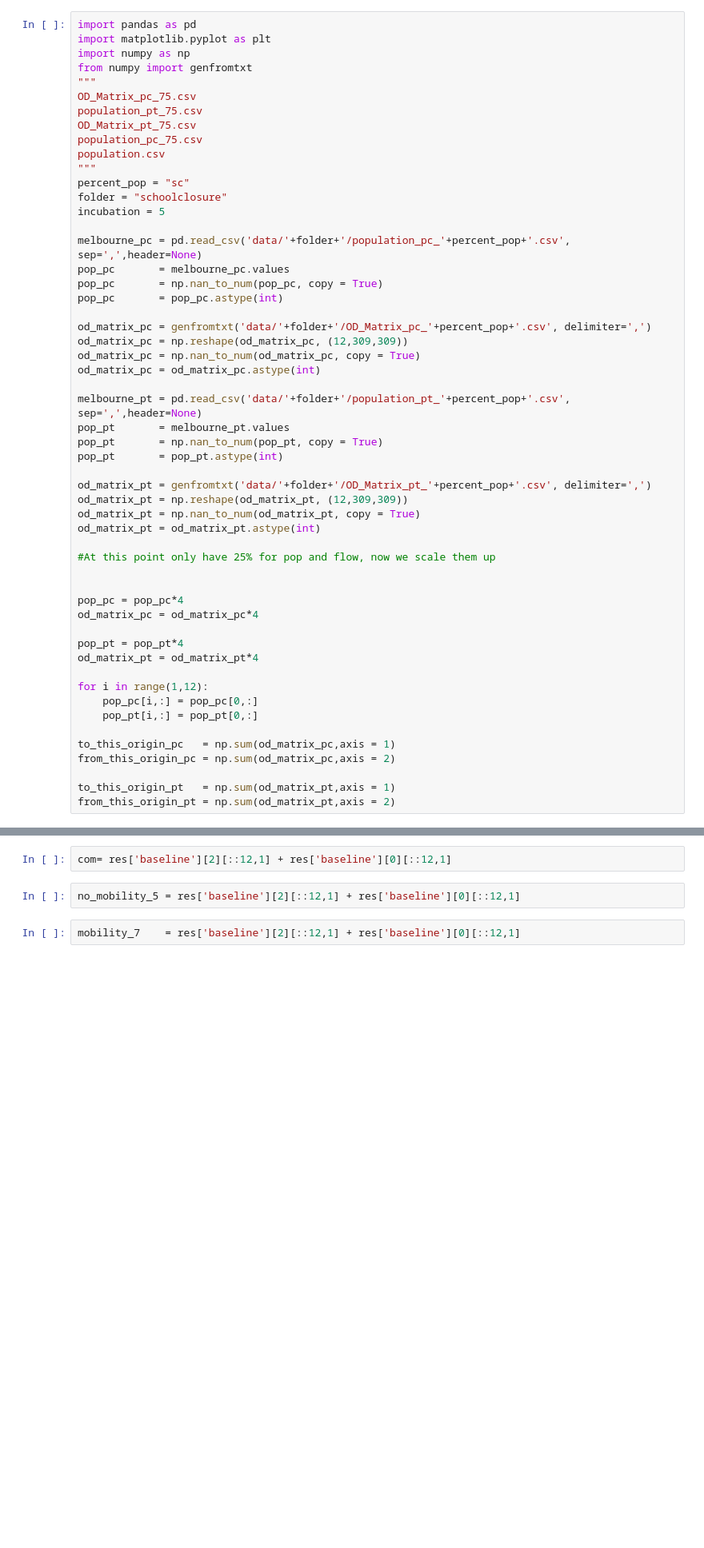
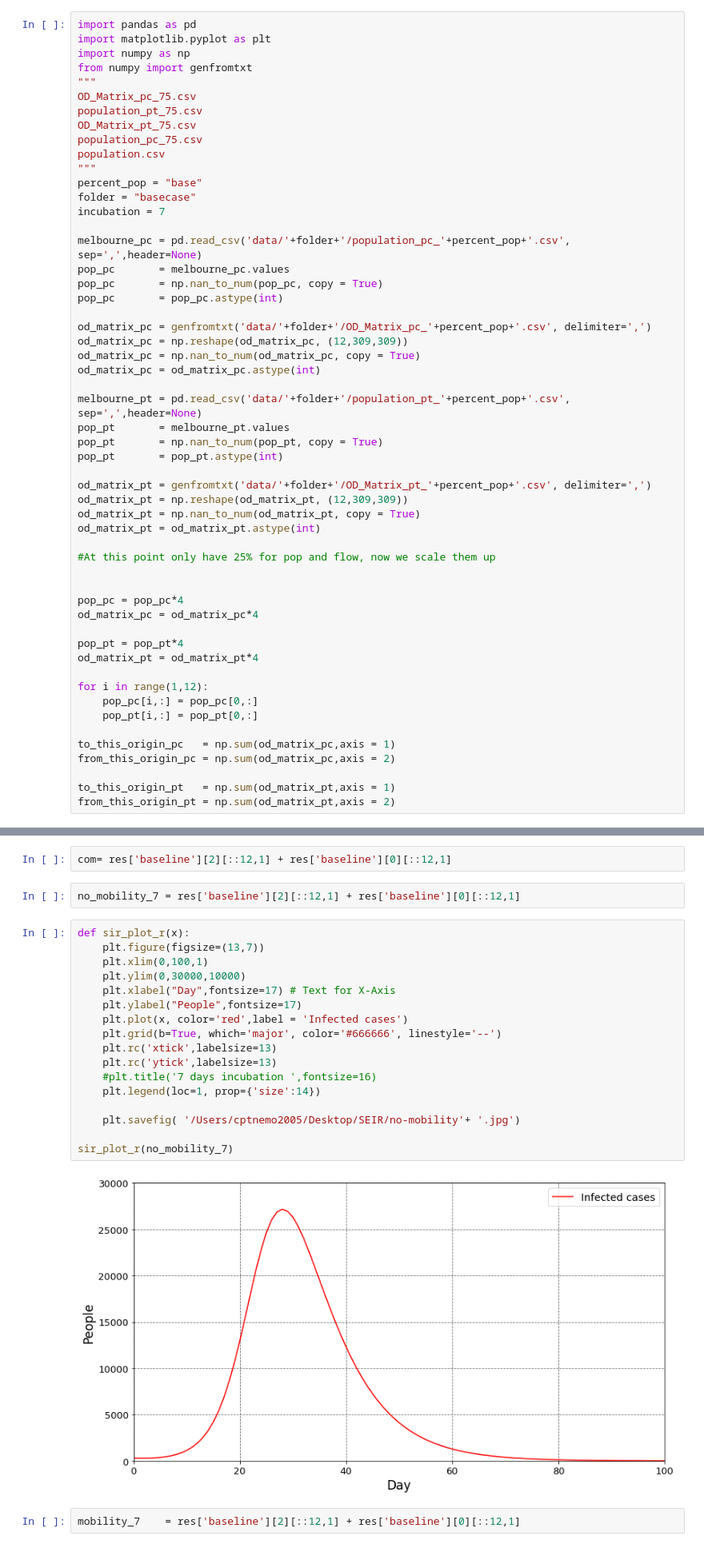
Before and after one commit to captainnemo2005/compartmentmodel, a Jupyter notebook: GoldenModel_No_Mobility.ipynb, the cells around one changed output, grey strips where cells are left out. Shown at 80% size. Saved outputs shown, nothing was run; the diff lists cells and outputs as text; blank space fills up the shorter version.

```diff
--- a/GoldenModel_No_Mobility.ipynb
+++ b/GoldenModel_No_Mobility.ipynb
@@ -10,9 +10,9 @@ OD_Matrix_pt_75.csv
 population_pc_75.csv
 population.csv
 """
-percent_pop = "sc"
-folder = "schoolclosure"
-incubation = 5
+percent_pop = "base"
+folder = "basecase"
+incubation = 7
 
 melbourne_pc = pd.read_csv('data/'+folder+'/population_pc_'+percent_pop+'.csv', sep=',',header=None)
 pop_pc       = melbourne_pc.values
@@ -98,7 +98,26 @@ sc = res['baseline'][2][::12,1] + res['baseline'][0][::12,1]
 # %%
 com= res['baseline'][2][::12,1] + res['baseline'][0][::12,1]
 # %%
-no_mobility_5 = res['baseline'][2][::12,1] + res['baseline'][0][::12,1]
+no_mobility_7 = res['baseline'][2][::12,1] + res['baseline'][0][::12,1]
+# %%
+def sir_plot_r(x):
+    plt.figure(figsize=(13,7))
+    plt.xlim(0,100,1)
+    plt.ylim(0,30000,10000)
+    plt.xlabel("Day",fontsize=17) # Text for X-Axis
+    plt.ylabel("People",fontsize=17)
+    plt.plot(x, color='red',label = 'Infected cases')
+    plt.grid(b=True, which='major', color='#666666', linestyle='--')
+    plt.rc('xtick',labelsize=13)
+    plt.rc('ytick',labelsize=13)
+    #plt.title('7 days incubation ',fontsize=16)
+    plt.legend(loc=1, prop={'size':14})
+
+    plt.savefig( '/Users/cptnemo2005/Desktop/SEIR/no-mobility'+ '.jpg')
+
+sir_plot_r(no_mobility_7)
+# %% [output]
+[figure, added]
 # %%
 mobility_7    = res['baseline'][2][::12,1] + res['baseline'][0][::12,1]
 # %%
```
Also changed, not shown: parts of 1 cell of this notebook, 8 other files.
